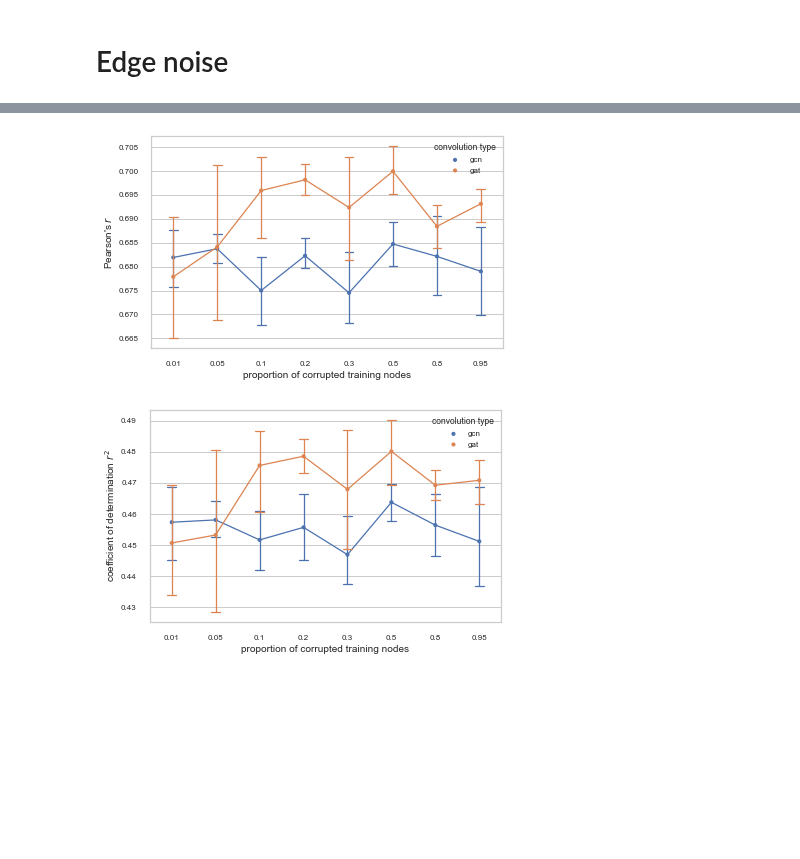
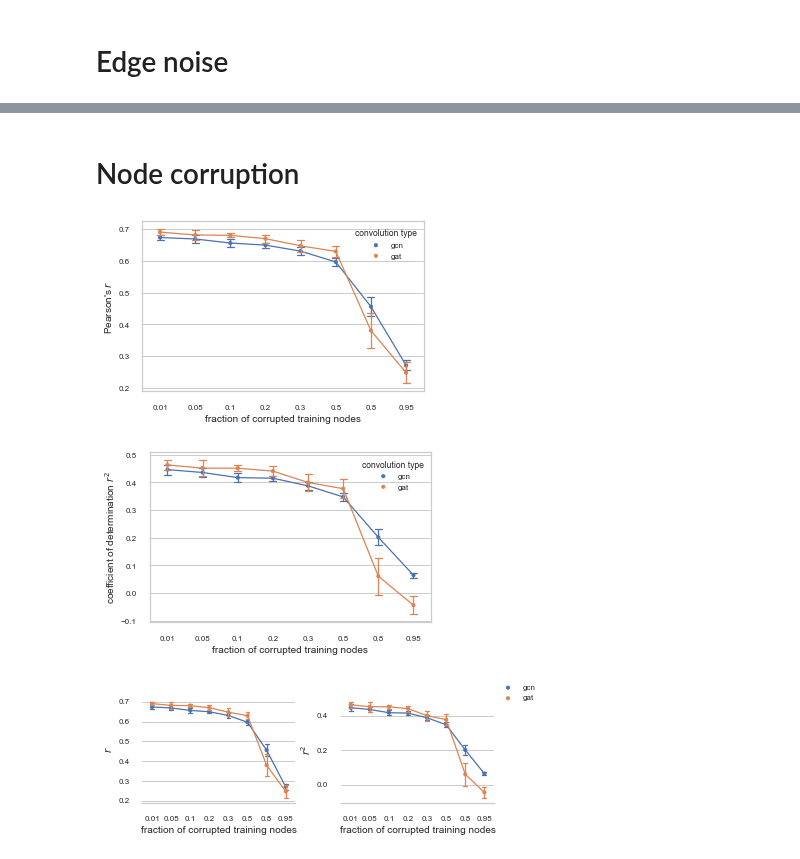
Before and after one commit to kamilest/brain-age-gnn, a Jupyter notebook: notebooks/model_selection.ipynb, the cells around one changed output, grey strips where cells are left out. Drawn from its saved outputs; the diff is of its cells as text; code cells hidden in the pictures; blank space fills up the shorter version.

```diff
--- a/notebooks/model_selection.ipynb
+++ b/notebooks/model_selection.ipynb
@@ -58,8 +58,8 @@ nice_fonts = {
         "font.family": "sans-serif",
 #         "font.serif": "Computer Modern Roman",
         # Use 10pt font in plots, to match 10pt font in document
-        "axes.labelsize": 10,
-        "font.size": 10,
+        "axes.labelsize": 8,
+        "font.size": 8,
         # Make the legend/label fonts a little smaller
         "legend.fontsize": 8,
         "xtick.labelsize": 8,
@@ -416,3 +450,5 @@ df_noise
+# %%
+df_noise = pd.read_csv('noise.csv')
 # %% [markdown]
 # Permutation testing
 # %%
@@ -470,18 +537,42 @@ sns.despine(left=True)
+# %% [markdown]
+# Node corruption
+# %%
+fig, ax = plt.subplots(figsize=set_size(fraction=0.8))
+ax = sns.pointplot(x="noise_p", y="value", hue="conv_type", data=df_noise[(df_noise['noise_type']=='node-feature-permutation') & (df_noise['metric_type'] == 'r')], capsize=.2, ci="sd", ax=ax)
+ax.legend_.set_title('convolution type')
+ax.set_xlabel('fraction of corrupted training nodes')
+ax.set_ylabel('Pearson\'s $r$')
+
+# plt.legend(loc='upper right')
+# ax.legend_.set_title('convolution type')
+plt.savefig('figs/node_noise_r.pdf', bbox_inches='tight', pad_inches=0.1)
+# %% [output]
+[figure, added]
 # %%
-fig, ax = plt.subplots(figsize=set_size())
-ax = sns.pointplot(x="noise_p", y="value", hue="conv_type", data=df_noise[(df_noise['noise_type']=='edge') & (df_noise['metric_type'] == 'r')], capsize=.2, ax=ax)
+fig, ax = plt.subplots(figsize=set_size(fraction=0.8))
+ax = sns.pointplot(x="noise_p", y="value", hue="conv_type", data=df_noise[(df_noise['noise_type']=='node-feature-permutation') & (df_noise['metric_type'] == 'r2')], capsize=.2, ci="sd", ax=ax)
 ax.legend_.set_title('convolution type')
-ax.set_xlabel('proportion of corrupted training nodes')
-ax.set_ylabel('Pearson\'s $r$')
-plt.savefig('figs/edge_noise_r.pdf', bbox_inches='tight', pad_inches=0.1)
+ax.set_xlabel('fraction of corrupted training nodes')
+ax.set_ylabel('coefficient of determination $r^2$')
+plt.savefig('figs/node_noise_r2.pdf', bbox_inches='tight', pad_inches=0.1)
 # %% [output]
-[figure, old version]
+[figure, new version]
 # %%
-fig, ax = plt.subplots(figsize=set_size())
-ax = sns.pointplot(x="noise_p", y="value", hue="conv_type", data=df_noise[(df_noise['noise_type']=='edge') & (df_noise['metric_type'] == 'r2')], capsize=.2, ax=ax)
-ax.legend_.set_title('convolution type')
-ax.set_xlabel('proportion of corrupted training nodes')
-ax.set_ylabel('coefficient of determination $r^2$')
-plt.savefig('figs/edge_noise_r2.pdf', bbox_inches='tight', pad_inches=0.1)
+fig, (ax1, ax2) = plt.subplots(1, 2, figsize=set_size(subplots=(1, 2)))
+plt.subplots_adjust(wspace=0.3)
+ax1 = sns.pointplot(x="noise_p", y="value", hue="conv_type", data=df_noise[(df_noise['noise_type']=='node-feature-permutation') & (df_noise['metric_type'] == 'r')], capsize=.2, ax=ax1, ci="sd", legend=False)
+ax1.legend_.remove()
+ax1.set_xlabel('fraction of corrupted training nodes')
+ax1.set_ylabel('$r$')
+
+ax2 = sns.pointplot(x="noise_p", y="value", hue="conv_type", data=df_noise[(df_noise['noise_type']=='node-feature-permutation') & (df_noise['metric_type'] == 'r2')], capsize=.2, ax=ax2, ci="sd", legend=False)
+ax2.legend_.remove()
+ax2.set_xlabel('fraction of corrupted training nodes')
+ax2.set_ylabel('$r^2$')
+
+handles, labels = ax1.get_legend_handles_labels()
+fig.legend(handles, labels)
+sns.despine(left=True)
+plt.savefig('figs/node_noise.pdf', bbox_inches='tight', pad_inches=0.1)
 # %% [output]
-[figure, old version]
+[figure, new version]
```
Also changed, not shown: parts of 9 cells of this notebook, 2 other files.
